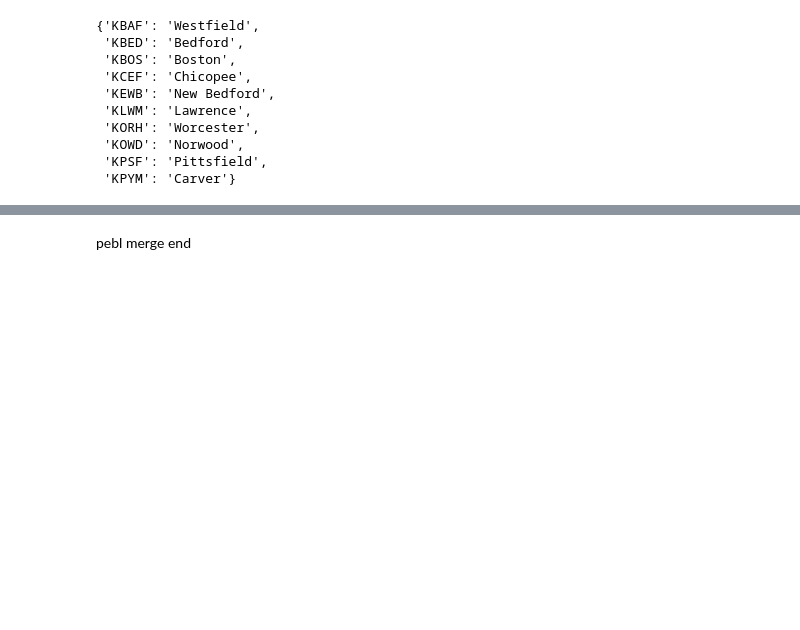
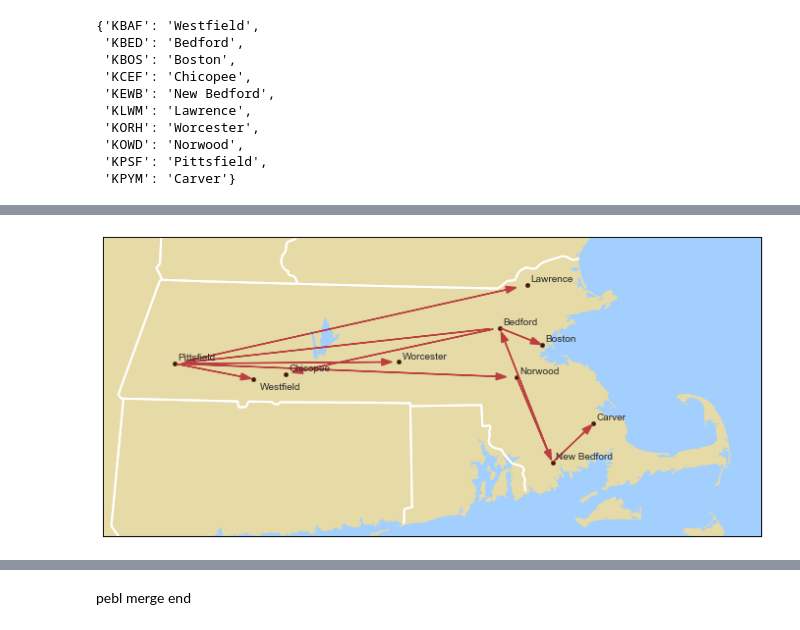
Before and after one commit to therealchuckliu/MCWeather, a Jupyter notebook: 02_Bayesian_Networks.ipynb, the cells around one changed output, grey strips where cells are left out. Drawn from its saved outputs; the diff is of its cells as text; code cells hidden in the pictures; blank space fills up the shorter version.

Commit message:
map plots

```diff
--- a/02_Bayesian_Networks.ipynb
+++ b/02_Bayesian_Networks.ipynb
@@ -191,5 +308,16 @@ dfjoined
 # get cartopy from https://github.com/SciTools/Cartopy
 from mpl_toolkits.basemap import Basemap
 import matplotlib.pyplot as plt
+# %%
+k2_max3 = {'KBAF': ['KOWD', 'KPSF'],
+ 'KBED': [],
+ 'KBOS': ['KLWM', 'KBED'],
+ 'KCEF': ['KORH', 'KBED'],
+ 'KEWB': ['KLWM', 'KOWD'],
+ 'KLWM': ['KBED', 'KPSF'],
+ 'KORH': ['KBOS', 'KPSF'],
+ 'KOWD': ['KBED', 'KPSF'],
+ 'KPSF': ['KBED'],
+ 'KPYM': ['KOWD', 'KEWB']}
 # %%
 %matplotlib inline
@@ -232,0 +376,5 @@ plt.arrow(x[0] + coeff_cut * 0.5 * dx, y[0] + coeff_cut * 0.5 * dy, \
+# %%
+plt.figure(figsize=(12, 7))
+plot_map_graph(k2_max3)
+# %% [output]
+[figure, added]
```
Also changed, not shown: parts of 12 cells of this notebook.
